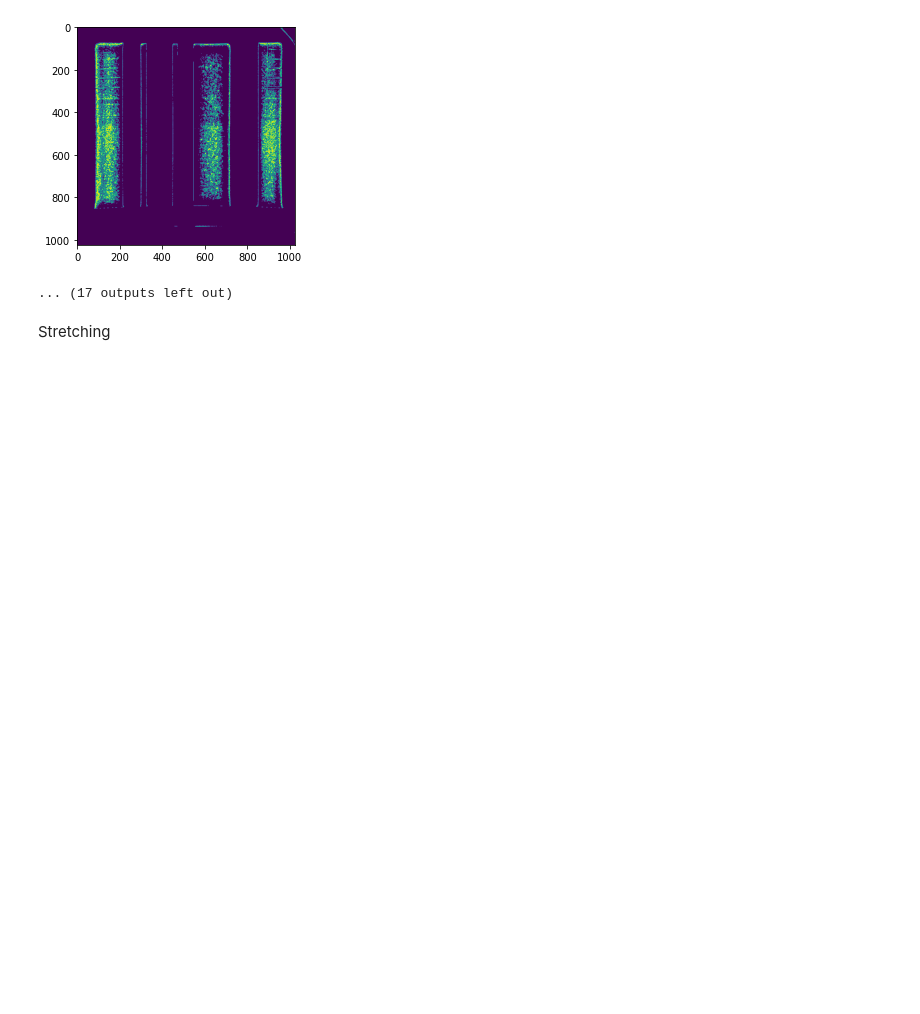
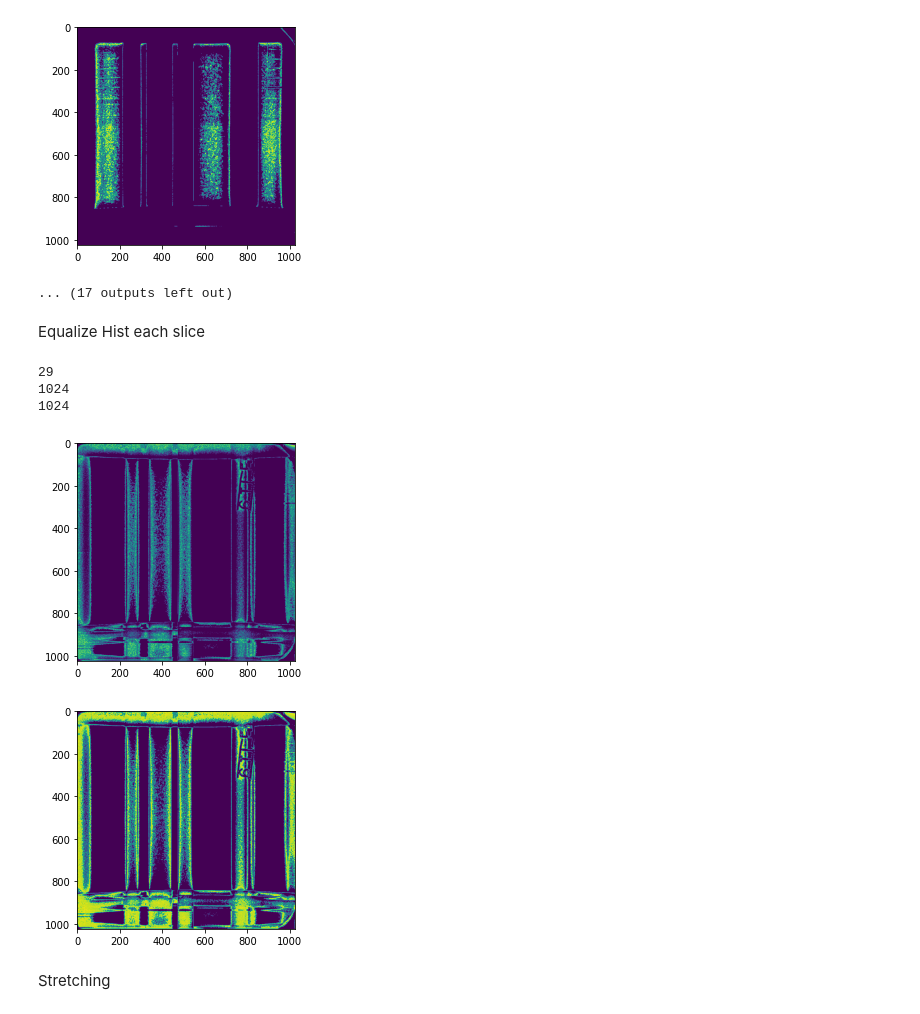
Before and after one commit to MNiko97/BilateralHistogramEqualization, a Jupyter notebook: bilateralFilter.ipynb, the cells around one changed output. Drawn from its saved outputs; the diff is of its cells as text; code cells hidden in the pictures; blank space fills up the shorter version.

Commit message:
matrice slice stretch

```diff
--- a/bilateralFilter.ipynb
+++ b/bilateralFilter.ipynb
@@ -80,6 +86,45 @@ for slc in slices :
 [figure]
 [figure]
 ... (17 outputs left out)
+# %% [markdown]
+Equalize Hist each slice
+# %%
+slices_stretch = []
+max_bit = 2**16
+for slc in slices :
+
+    hist,bins = np.histogram(slc.flatten(),max_bit,[0,max_bit])
+    cdf = hist.cumsum()
+    cdf_normalized = cdf * float(hist.max()) / cdf.max()
+
+    cdf_m = np.ma.masked_equal(cdf,0)
+    cdf_m = (cdf_m - cdf_m.min())*max_bit/(cdf_m.max()-cdf_m.min())
+    cdf = np.ma.filled(cdf_m,0).astype('uint16')
+
+    slices_stretch.append(cdf[slc])
+
+print(len(slices_stretch))        #Shape Matrix
+print(len(slices_stretch[0]))
+print(len(slices_stretch[0][0]))
+
+plt.imshow(slices_stretch[5])     #Show result
+plt.show()
+plt.imshow(slices[5])
+plt.show()
+
+cv.imshow('TiffStretchExemple',slices[5])
+cv.waitKey(0)
+cv.destroyAllWindows()
+
+cv.imshow('TiffStretchExemple',slices_stretch[5])
+cv.waitKey(0)
+cv.destroyAllWindows()
+# %% [output]
+29
+1024
+1024
+[figure, added]
+[figure, added]
 # %% [markdown]
 Stretching
 # %%
```
Also changed, not shown: parts of 2 cells of this notebook.
